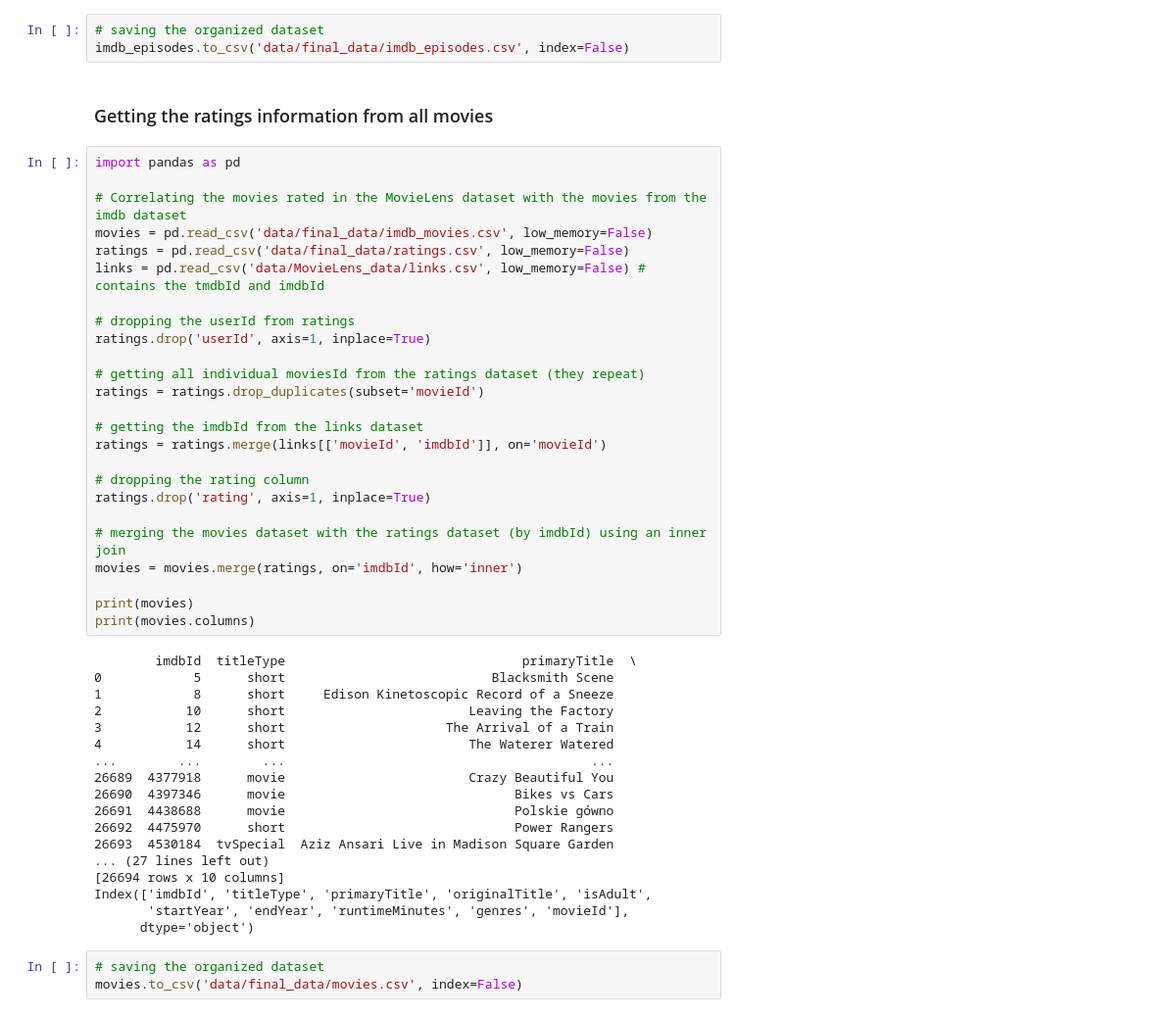
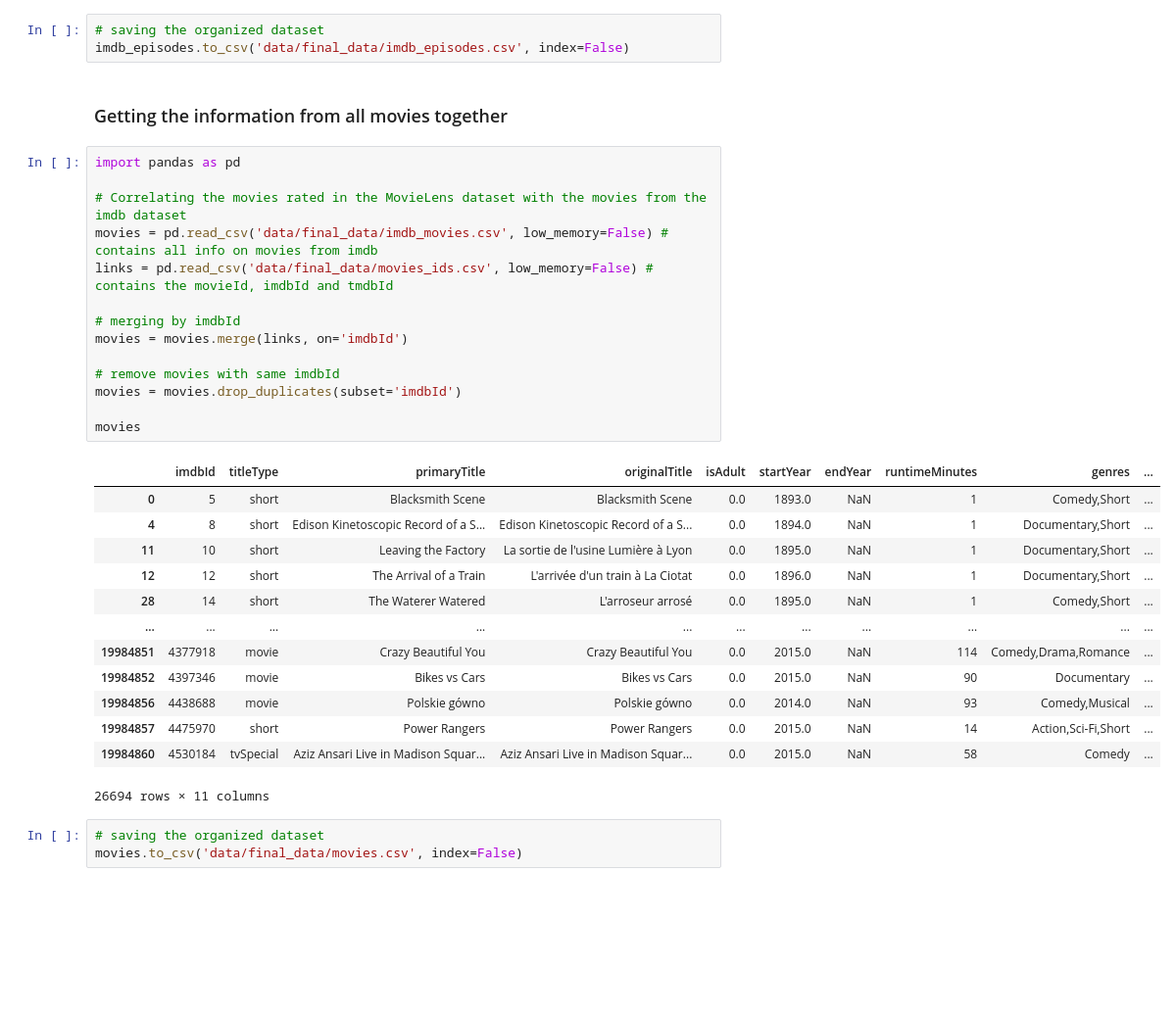
Before and after one commit to PepeuFBV/Movie-Recommendation, a Jupyter notebook: dataset_treatment.ipynb, the cells around one changed output. Shown at 98% size. Saved outputs shown, nothing was run; the diff lists cells and outputs as text; blank space fills up the shorter version.

```diff
--- a/dataset_treatment.ipynb
+++ b/dataset_treatment.ipynb
@@ -251,50 +247,35 @@ Index(['imdbId', 'parentImdbId', 'seasonNumber', 'episodeNumber'], dtype='object
 # saving the organized dataset
 imdb_episodes.to_csv('data/final_data/imdb_episodes.csv', index=False)
 # %% [markdown]
-### Getting the ratings information from all movies
+### Getting the information from all movies together
 # %%
 import pandas as pd
 
 # Correlating the movies rated in the MovieLens dataset with the movies from the imdb dataset
-movies = pd.read_csv('data/final_data/imdb_movies.csv', low_memory=False)
-ratings = pd.read_csv('data/final_data/ratings.csv', low_memory=False)
-links = pd.read_csv('data/MovieLens_data/links.csv', low_memory=False) # contains the tmdbId and imdbId
+movies = pd.read_csv('data/final_data/imdb_movies.csv', low_memory=False) # contains all info on movies from imdb
+links = pd.read_csv('data/final_data/movies_ids.csv', low_memory=False) # contains the movieId, imdbId and tmdbId
 
-# dropping the userId from ratings
-ratings.drop('userId', axis=1, inplace=True)
+# merging by imdbId
+movies = movies.merge(links, on='imdbId')
 
-# getting all individual moviesId from the ratings dataset (they repeat)
-ratings = ratings.drop_duplicates(subset='movieId')
+# remove movies with same imdbId
+movies = movies.drop_duplicates(subset='imdbId')
 
-# getting the imdbId from the links dataset
-ratings = ratings.merge(links[['movieId', 'imdbId']], on='movieId')
-
-# dropping the rating column
-ratings.drop('rating', axis=1, inplace=True)
-
-# merging the movies dataset with the ratings dataset (by imdbId) using an inner join
-movies = movies.merge(ratings, on='imdbId', how='inner')
-
-print(movies)
-print(movies.columns)
+movies
 # %% [output]
+|  | imdbId | titleType | primaryTitle | originalTitle | isAdult | startYear | endYear | runtimeMinutes | genres | ... |
+| 0 | 5 | short | Blacksmith Scene | Blacksmith Scene | 0.0 | 1893.0 | NaN | 1 | Comedy,Short | ... |
+| 4 | 8 | short | Edison Kinetoscopic Record of a S... | Edison Kinetoscopic Record of a S... | 0.0 | 1894.0 | NaN | 1 | Documentary,Short | ... |
+| 11 | 10 | short | Leaving the Factory | La sortie de l'usine Lumière à Lyon | 0.0 | 1895.0 | NaN | 1 | Documentary,Short | ... |
+| 12 | 12 | short | The Arrival of a Train | L'arrivée d'un train à La Ciotat | 0.0 | 1896.0 | NaN | 1 | Documentary,Short | ... |
+| 28 | 14 | short | The Waterer Watered | L'arroseur arrosé | 0.0 | 1895.0 | NaN | 1 | Comedy,Short | ... |
+| ... | ... | ... | ... | ... | ... | ... | ... | ... | ... | ... |
+| 19984851 | 4377918 | movie | Crazy Beautiful You | Crazy Beautiful You | 0.0 | 2015.0 | NaN | 114 | Comedy,Drama,Romance | ... |
+| 19984852 | 4397346 | movie | Bikes vs Cars | Bikes vs Cars | 0.0 | 2015.0 | NaN | 90 | Documentary | ... |
+| 19984856 | 4438688 | movie | Polskie gówno | Polskie gówno | 0.0 | 2014.0 | NaN | 93 | Comedy,Musical | ... |
+| 19984857 | 4475970 | short | Power Rangers | Power Rangers | 0.0 | 2015.0 | NaN | 14 | Action,Sci-Fi,Short | ... |
+| 19984860 | 4530184 | tvSpecial | Aziz Ansari Live in Madison Squar... | Aziz Ansari Live in Madison Squar... | 0.0 | 2015.0 | NaN | 58 | Comedy | ... |
-        imdbId  titleType                               primaryTitle  \
-0            5      short                           Blacksmith Scene
-1            8      short     Edison Kinetoscopic Record of a Sneeze
-2           10      short                        Leaving the Factory
-3           12      short                     The Arrival of a Train
-4           14      short                        The Waterer Watered
-...        ...        ...                                        ...
-26689  4377918      movie                        Crazy Beautiful You
-26690  4397346      movie                              Bikes vs Cars
-26691  4438688      movie                              Polskie gówno
-26692  4475970      short                              Power Rangers
-26693  4530184  tvSpecial  Aziz Ansari Live in Madison Square Garden
-... (27 lines left out)
-[26694 rows x 10 columns]
-Index(['imdbId', 'titleType', 'primaryTitle', 'originalTitle', 'isAdult',
-       'startYear', 'endYear', 'runtimeMinutes', 'genres', 'movieId'],
-      dtype='object')
+26694 rows × 11 columns
 # %%
 # saving the organized dataset
 movies.to_csv('data/final_data/movies.csv', index=False)
```
Also changed, not shown: parts of 8 cells of this notebook, 3 other files.
